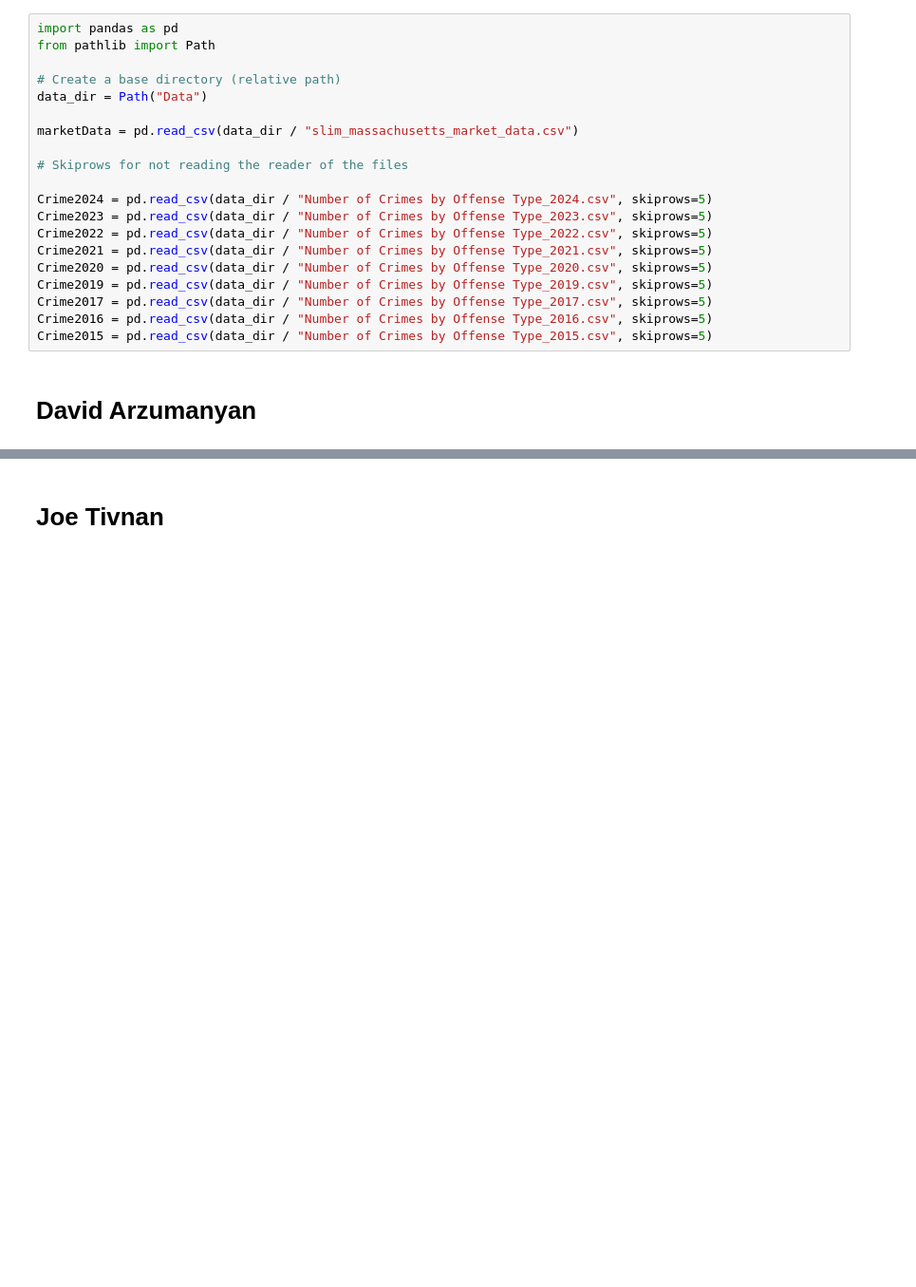
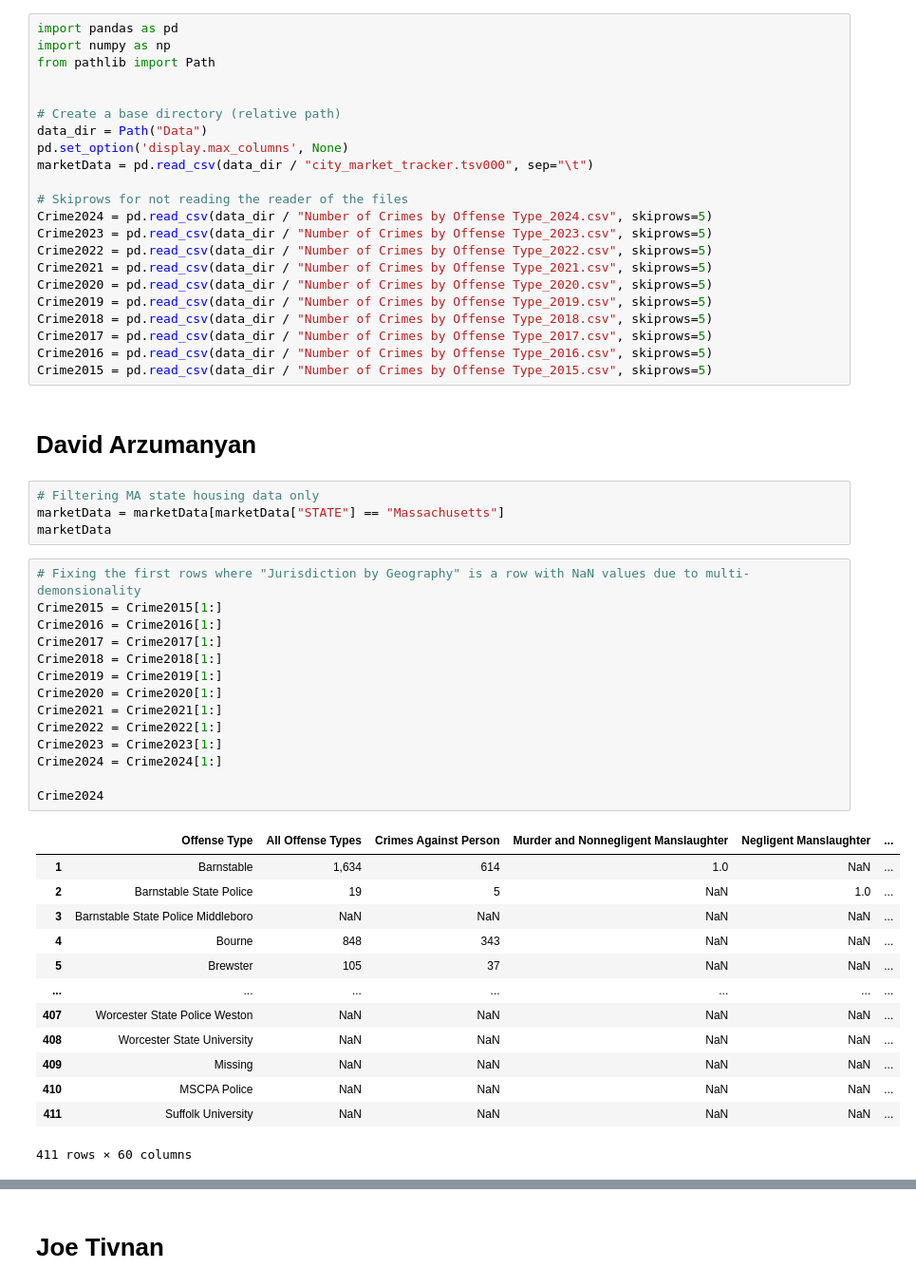
Before and after one commit to tivnanjatwit/Housing-LR, a Jupyter notebook: DATA3010_Project.ipynb, the cells around one changed output, grey strips where cells are left out. Shown at 95% size. Saved outputs shown, nothing was run; the diff lists cells and outputs as text; blank space fills up the shorter version.

```diff
--- a/DATA3010_Project.ipynb
+++ b/DATA3010_Project.ipynb
@@ -2,23 +2,57 @@
 # Import's & Dataloaders
 # %%
 import pandas as pd
+import numpy as np
 from pathlib import Path
+
 
 # Create a base directory (relative path)
 data_dir = Path("Data")
-
-marketData = pd.read_csv(data_dir / "slim_massachusetts_market_data.csv")
+pd.set_option('display.max_columns', None)
+marketData = pd.read_csv(data_dir / "city_market_tracker.tsv000", sep="\t")
 
 # Skiprows for not reading the reader of the files
-
 Crime2024 = pd.read_csv(data_dir / "Number of Crimes by Offense Type_2024.csv", skiprows=5)
 Crime2023 = pd.read_csv(data_dir / "Number of Crimes by Offense Type_2023.csv", skiprows=5)
 Crime2022 = pd.read_csv(data_dir / "Number of Crimes by Offense Type_2022.csv", skiprows=5)
 Crime2021 = pd.read_csv(data_dir / "Number of Crimes by Offense Type_2021.csv", skiprows=5)
 Crime2020 = pd.read_csv(data_dir / "Number of Crimes by Offense Type_2020.csv", skiprows=5)
 Crime2019 = pd.read_csv(data_dir / "Number of Crimes by Offense Type_2019.csv", skiprows=5)
+Crime2018 = pd.read_csv(data_dir / "Number of Crimes by Offense Type_2018.csv", skiprows=5)
 Crime2017 = pd.read_csv(data_dir / "Number of Crimes by Offense Type_2017.csv", skiprows=5)
 Crime2016 = pd.read_csv(data_dir / "Number of Crimes by Offense Type_2016.csv", skiprows=5)
 Crime2015 = pd.read_csv(data_dir / "Number of Crimes by Offense Type_2015.csv", skiprows=5)
 # %% [markdown]
 # David Arzumanyan
+# %%
+# Filtering MA state housing data only
+marketData = marketData[marketData["STATE"] == "Massachusetts"]
+marketData
+# %%
+# Fixing the first rows where "Jurisdiction by Geography" is a row with NaN values due to multi-demonsionality
+Crime2015 = Crime2015[1:]
+Crime2016 = Crime2016[1:]
+Crime2017 = Crime2017[1:]
+Crime2018 = Crime2018[1:]
+Crime2019 = Crime2019[1:]
+Crime2020 = Crime2020[1:]
+Crime2021 = Crime2021[1:]
+Crime2022 = Crime2022[1:]
+Crime2023 = Crime2023[1:]
+Crime2024 = Crime2024[1:]
+
+Crime2024
+# %% [output]
+|  | Offense Type | All Offense Types | Crimes Against Person | Murder and Nonnegligent Manslaughter | Negligent Manslaughter | ... |
+| 1 | Barnstable | 1,634 | 614 | 1.0 | NaN | ... |
+| 2 | Barnstable State Police | 19 | 5 | NaN | 1.0 | ... |
+| 3 | Barnstable State Police Middleboro | NaN | NaN | NaN | NaN | ... |
+| 4 | Bourne | 848 | 343 | NaN | NaN | ... |
+| 5 | Brewster | 105 | 37 | NaN | NaN | ... |
+| ... | ... | ... | ... | ... | ... | ... |
+| 407 | Worcester State Police Weston | NaN | NaN | NaN | NaN | ... |
+| 408 | Worcester State University | NaN | NaN | NaN | NaN | ... |
+| 409 | Missing | NaN | NaN | NaN | NaN | ... |
+| 410 | MSCPA Police | NaN | NaN | NaN | NaN | ... |
+| 411 | Suffolk University | NaN | NaN | NaN | NaN | ... |
+411 rows × 60 columns
```
Also changed, not shown: parts of 11 cells of this notebook, 13 other files.
